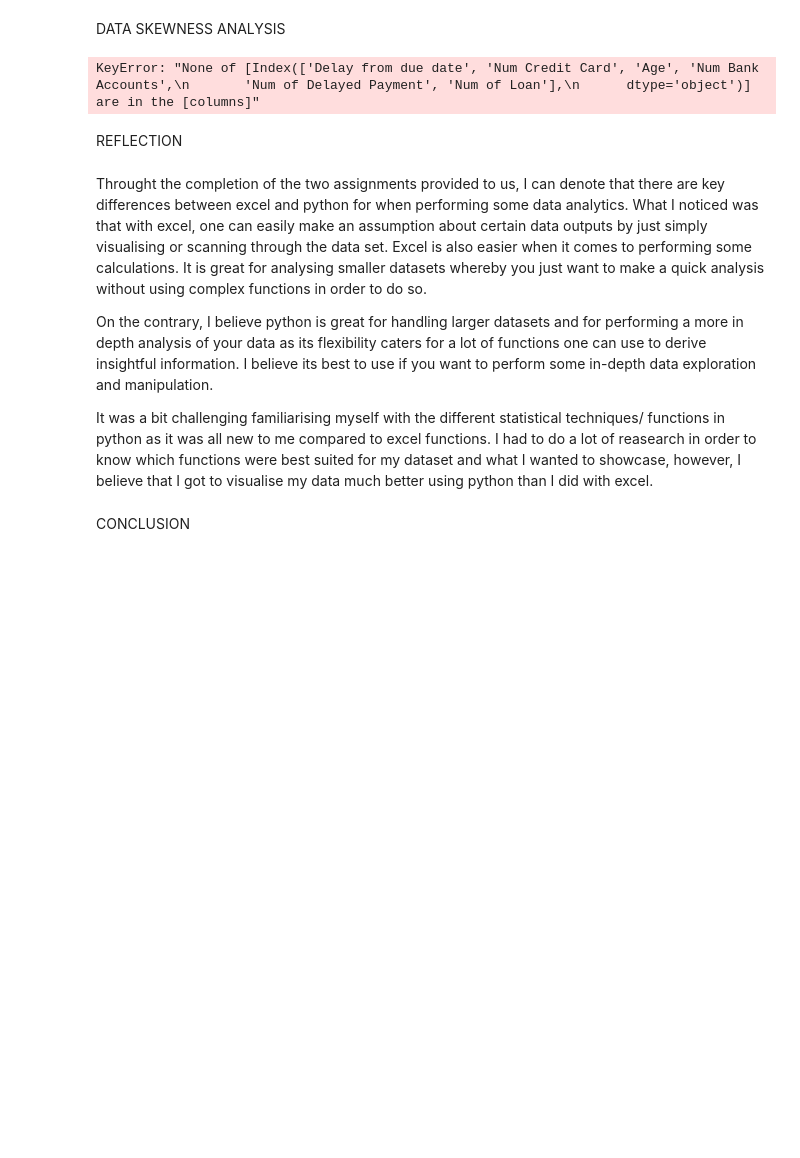
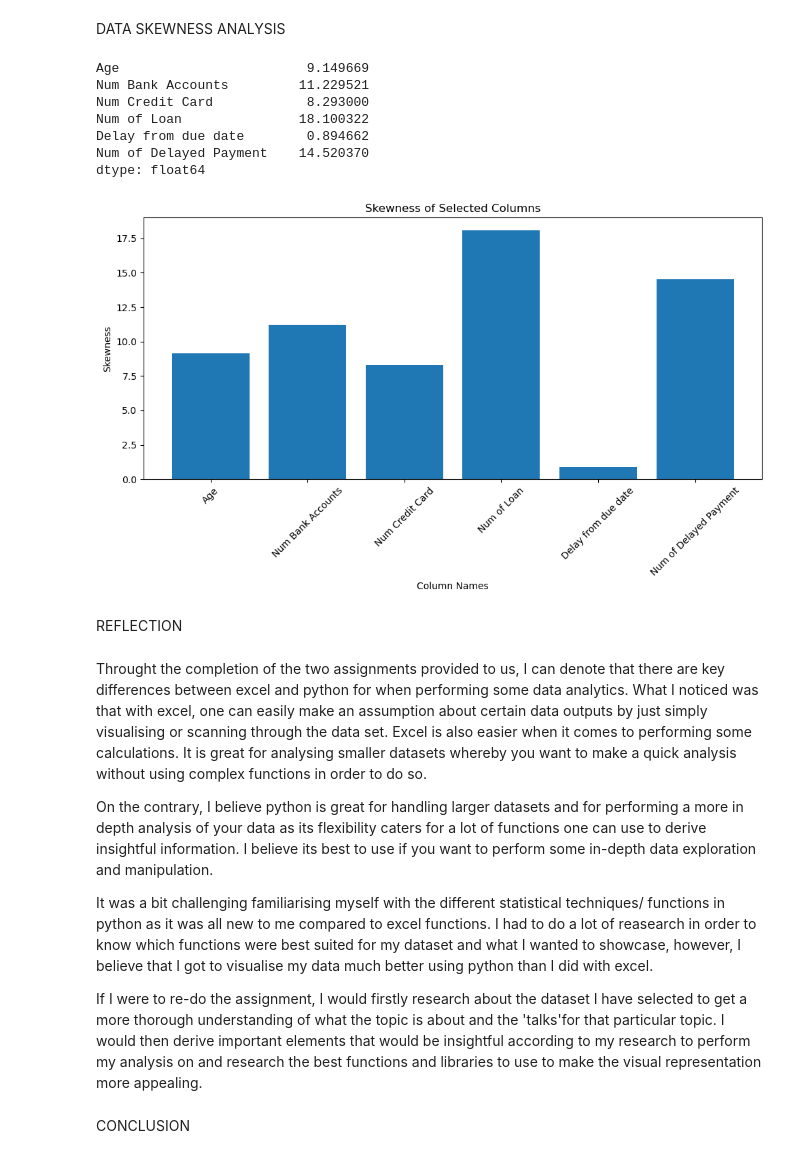
Before and after one commit to Philiswa-M/Data_Assignment2, a Jupyter notebook: Assignment2-220005630.ipynb, the cells around one changed output. Cells and saved outputs as stored; diff of their text form; code cells hidden in the pictures; blank space fills up the shorter version.

```diff
--- a/Assignment2-220005630.ipynb
+++ b/Assignment2-220005630.ipynb
@@ -368,28 +374,40 @@ plt.show()
 # %% [markdown]
 DATA SKEWNESS ANALYSIS
 # %%
-data_columns = ['Delay from due date','Num Credit Card','Age', 'Num Bank Accounts', 'Num of Delayed Payment', 'Num of Loan' ]
-skewness_values = financial_profile[data_columns].skew()
-
-# Create bar graph
-plt.figure(figsize=(10, 6))
-plt.bar(skewness_values.index, skewness_values.values)
-plt.xlabel('Fields')
-plt.ylabel('Skewness')
-plt.title('Skewness Values')
-plt.xticks(rotation=45, ha='right')  # Optional: Rotate x-axis labels for readability
-plt.tight_layout()
-plt.show()
+financial_profile = pd.read_excel(r'Financial_Profile.xlsx', sheet_name='bank_data2')
-# %% [output]
-KeyError: "None of [Index(['Delay from due date', 'Num Credit Card', 'Age', 'Num Bank Accounts',\n       'Num of Delayed Payment', 'Num of Loan'],\n      dtype='object')] are in the [columns]"
+# %%
+specific_columns = ['Age', 'Num Bank Accounts', 'Num Credit Card', 'Num of Loan', 'Delay from due date', 'Num of Delayed Payment']
+
+skewness_values = financial_profile[specific_columns].skew()
+print(skewness_values)
+
+plt.figure(figsize=(10, 6))
+plt.bar(skewness_values.index, skewness_values.values)
+plt.xlabel("Column Names")
+plt.ylabel("Skewness")
+plt.title("Skewness of Selected Columns")
+plt.xticks(rotation=45)
+plt.tight_layout()
+plt.show()
+# %% [output]
+Age                        9.149669
+Num Bank Accounts         11.229521
+Num Credit Card            8.293000
+Num of Loan               18.100322
+Delay from due date        0.894662
+Num of Delayed Payment    14.520370
+dtype: float64
+[figure, added]
 # %% [markdown]
 REFLECTION
 # %% [markdown]
-Throught the completion of the two assignments provided to us, I can denote that there are key differences between excel and python for when performing some data analytics. What I noticed was that with excel, one can easily make an assumption about certain data outputs by just simply visualising or scanning through the data set. Excel is also easier when it comes to performing some calculations. It is great for analysing smaller datasets whereby you just want to make a quick analysis without using complex functions in order to do so.
+Throught the completion of the two assignments provided to us, I can denote that there are key differences between excel and python for when performing some data analytics. What I noticed was that with excel, one can easily make an assumption about certain data outputs by just simply visualising or scanning through the data set. Excel is also easier when it comes to performing some calculations. It is great for analysing smaller datasets whereby you want to make a quick analysis without using complex functions in order to do so.
 
 On the contrary, I believe python is great for handling larger datasets and for performing a more in depth analysis of your data as its flexibility caters for a lot of functions one can use to derive insightful information. I believe its best to use if you want to perform some in-depth data exploration and manipulation.
 
 It was a bit challenging familiarising myself with the different statistical techniques/ functions in python as it was all new to me compared to excel functions. I had to do a lot of reasearch in order to know which functions were best suited for my dataset and what I wanted to showcase, however, I believe that I got to visualise my data much better using python than I did with excel.
+
+If I were to re-do the assignment, I would firstly research about the dataset I have selected to get a more thorough understanding of what the topic is about and the 'talks'for that particular topic. I would then derive important elements that would be insightful according to my research to perform my analysis on and research the best functions and libraries to use to make the visual representation more appealing.
 # %% [markdown]
 CONCLUSION
 # %% [markdown]
```
Also changed, not shown: parts of 13 cells of this notebook.
